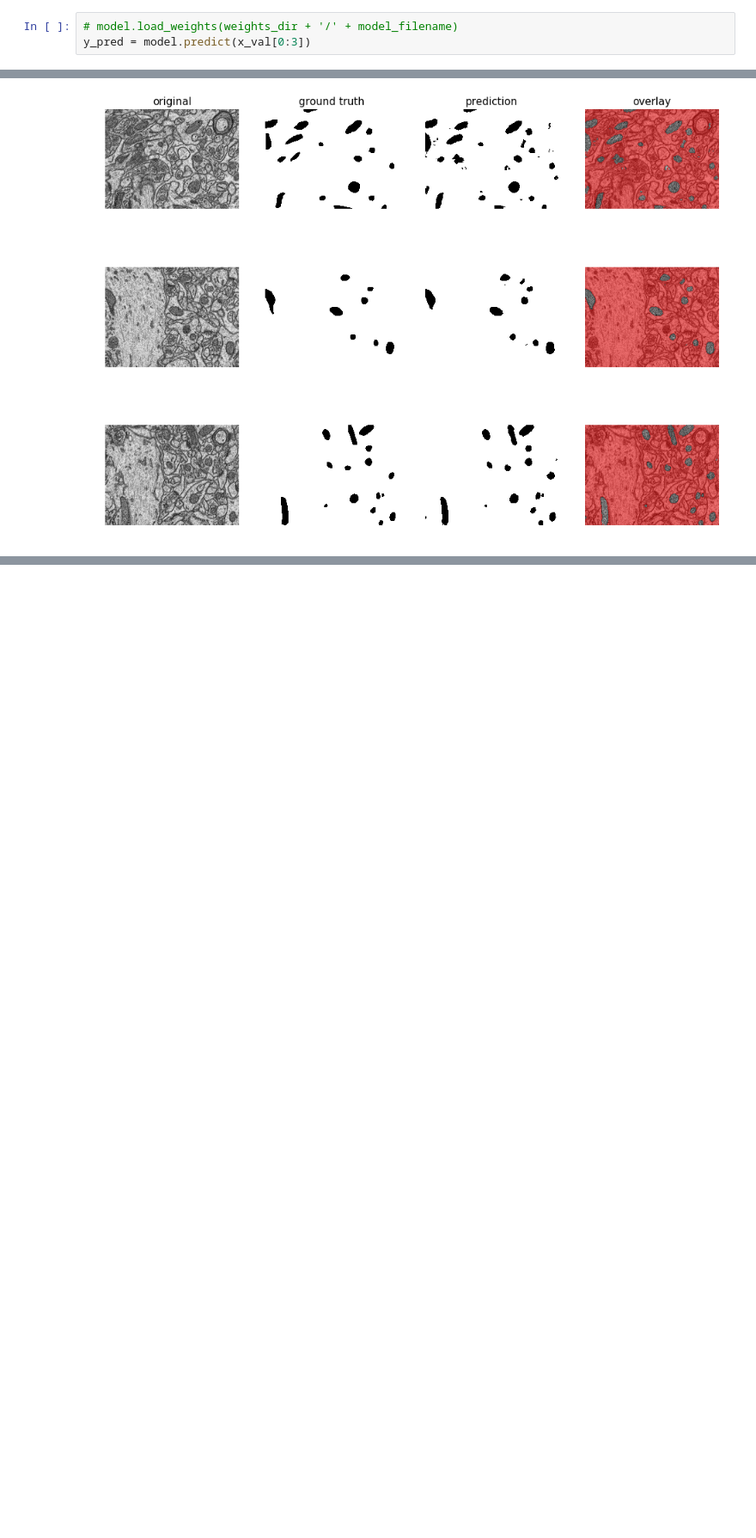
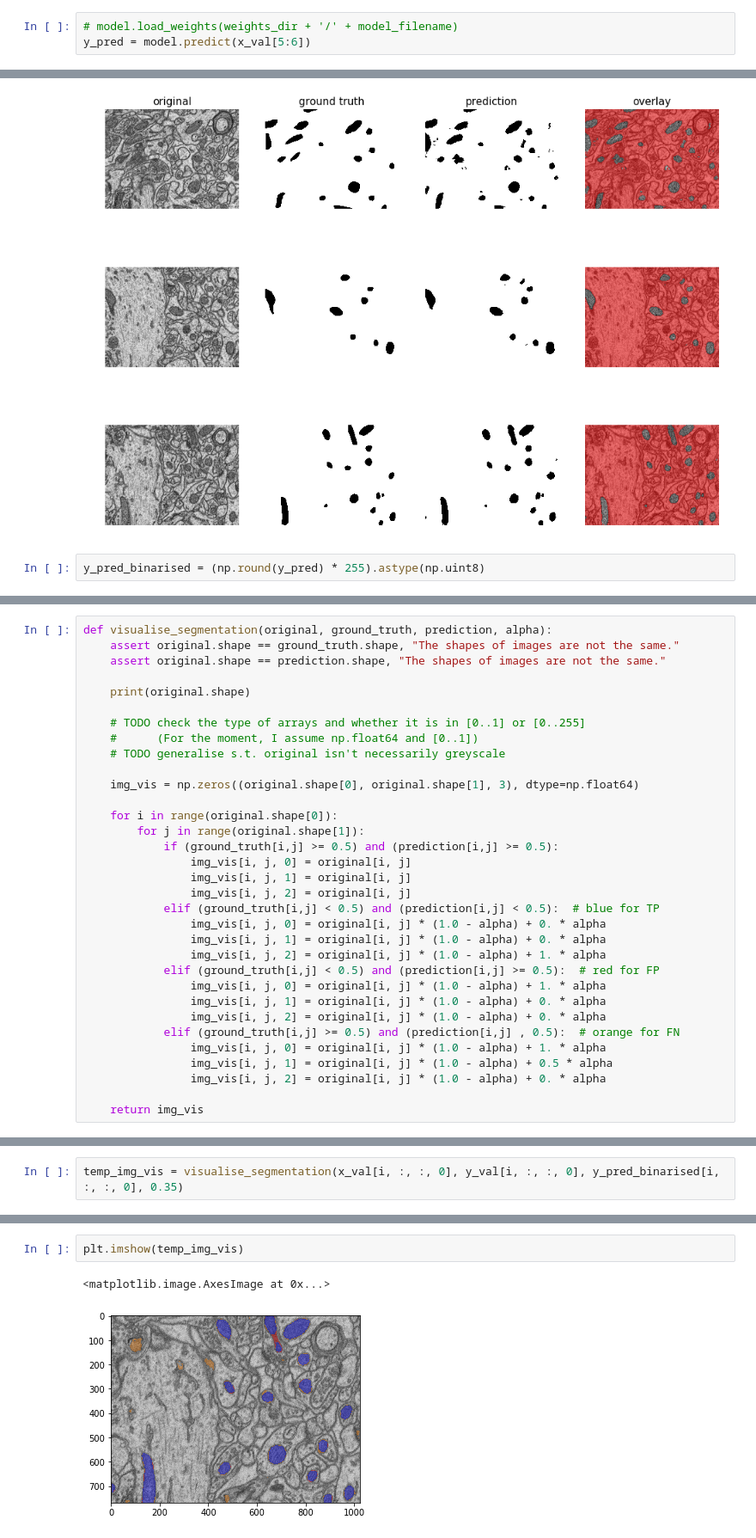
Before and after one commit to nimpy/sundry_segments, a Jupyter notebook: UNETitled2.ipynb, the cells around one changed output, grey strips where cells are left out. Shown at 86% size. Drawn from its saved outputs; the diff is of its cells as text; blank space fills up the shorter version.

Commit message:
Visualise GT and predicted image segmentation as image overlays

```diff
--- a/UNETitled2.ipynb
+++ b/UNETitled2.ipynb
@@ -180,9 +170,11 @@ x_val[0:3].shape
 # %%
 # model.load_weights(weights_dir + '/' + model_filename)
-y_pred = model.predict(x_val[0:3])
+y_pred = model.predict(x_val[5:6])
 # %%
 from keras_unet.utils import plot_imgs
 
 plot_imgs(org_imgs=x_val, mask_imgs=y_val, pred_imgs=np.round(y_pred), nm_img_to_plot=3)
 # %% [output]
 [figure]
+# %%
+y_pred_binarised = (np.round(y_pred) * 255).astype(np.uint8)
@@ -188,0 +194,33 @@ plot_imgs(org_imgs=x_val, mask_imgs=y_val, pred_imgs=np.round(y_pred), nm_img_to
+# %%
+def visualise_segmentation(original, ground_truth, prediction, alpha):
+    assert original.shape == ground_truth.shape, "The shapes of images are not the same."
+    assert original.shape == prediction.shape, "The shapes of images are not the same."
+
+    print(original.shape)
+
+    # TODO check the type of arrays and whether it is in [0..1] or [0..255]
+    #      (For the moment, I assume np.float64 and [0..1])
+    # TODO generalise s.t. original isn't necessarily greyscale
+
+    img_vis = np.zeros((original.shape[0], original.shape[1], 3), dtype=np.float64)
+
+    for i in range(original.shape[0]):
+        for j in range(original.shape[1]):
+            if (ground_truth[i,j] >= 0.5) and (prediction[i,j] >= 0.5):
+                img_vis[i, j, 0] = original[i, j]
+                img_vis[i, j, 1] = original[i, j]
+                img_vis[i, j, 2] = original[i, j]
+            elif (ground_truth[i,j] < 0.5) and (prediction[i,j] < 0.5):  # blue for TP
+                img_vis[i, j, 0] = original[i, j] * (1.0 - alpha) + 0. * alpha
+                img_vis[i, j, 1] = original[i, j] * (1.0 - alpha) + 0. * alpha
+                img_vis[i, j, 2] = original[i, j] * (1.0 - alpha) + 1. * alpha
+            elif (ground_truth[i,j] < 0.5) and (prediction[i,j] >= 0.5):  # red for FP
+                img_vis[i, j, 0] = original[i, j] * (1.0 - alpha) + 1. * alpha
+                img_vis[i, j, 1] = original[i, j] * (1.0 - alpha) + 0. * alpha
+                img_vis[i, j, 2] = original[i, j] * (1.0 - alpha) + 0. * alpha
+            elif (ground_truth[i,j] >= 0.5) and (prediction[i,j] , 0.5):  # orange for FN
+                img_vis[i, j, 0] = original[i, j] * (1.0 - alpha) + 1. * alpha
+                img_vis[i, j, 1] = original[i, j] * (1.0 - alpha) + 0.5 * alpha
+                img_vis[i, j, 2] = original[i, j] * (1.0 - alpha) + 0. * alpha
+
+    return img_vis
@@ -188,0 +229,2 @@ plot_imgs(org_imgs=x_val, mask_imgs=y_val, pred_imgs=np.round(y_pred), nm_img_to
+# %%
+temp_img_vis = visualise_segmentation(x_val[i, :, :, 0], y_val[i, :, :, 0], y_pred_binarised[i, :, :, 0], 0.35)
@@ -188,0 +239,5 @@ plot_imgs(org_imgs=x_val, mask_imgs=y_val, pred_imgs=np.round(y_pred), nm_img_to
+# %%
+plt.imshow(temp_img_vis)
+# %% [output]
+<matplotlib.image.AxesImage at 0x...>
+[figure, added]
```
Also changed, not shown: parts of 14 cells of this notebook.
